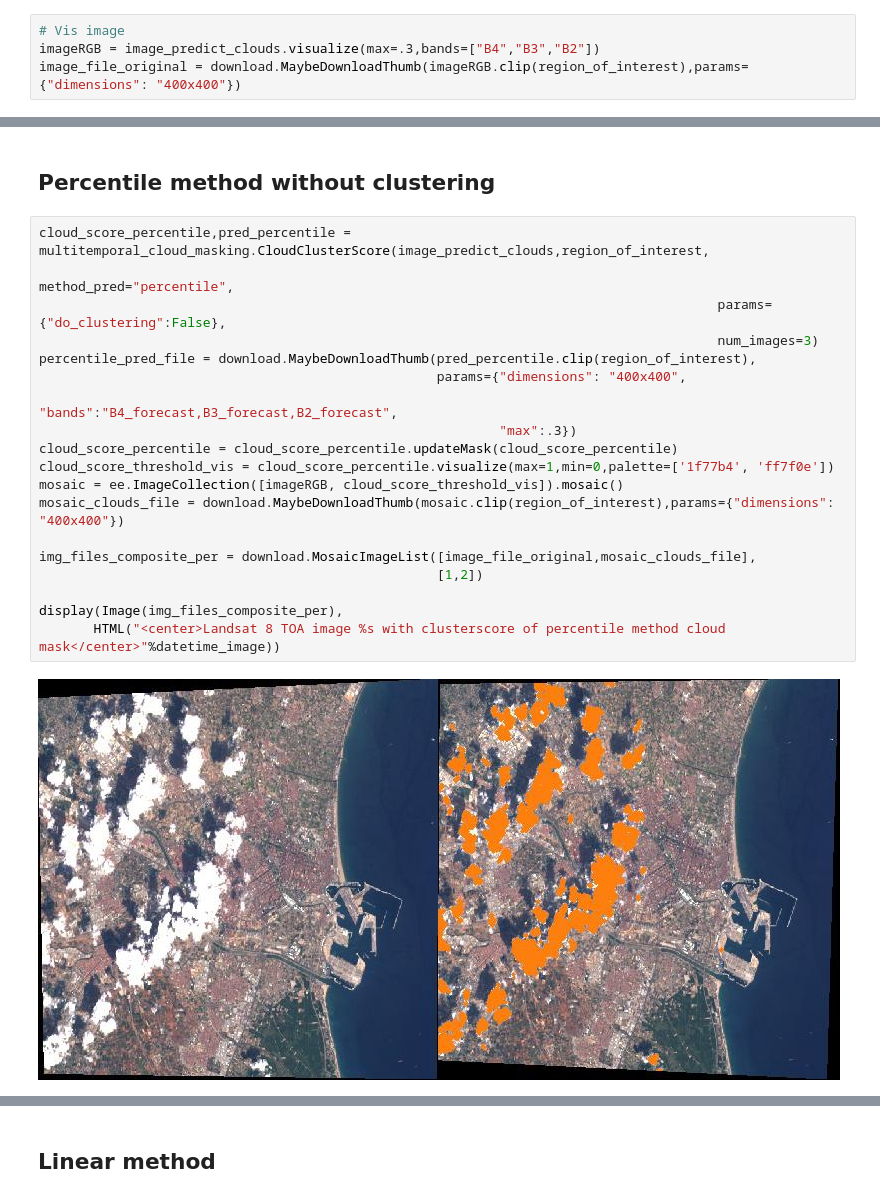
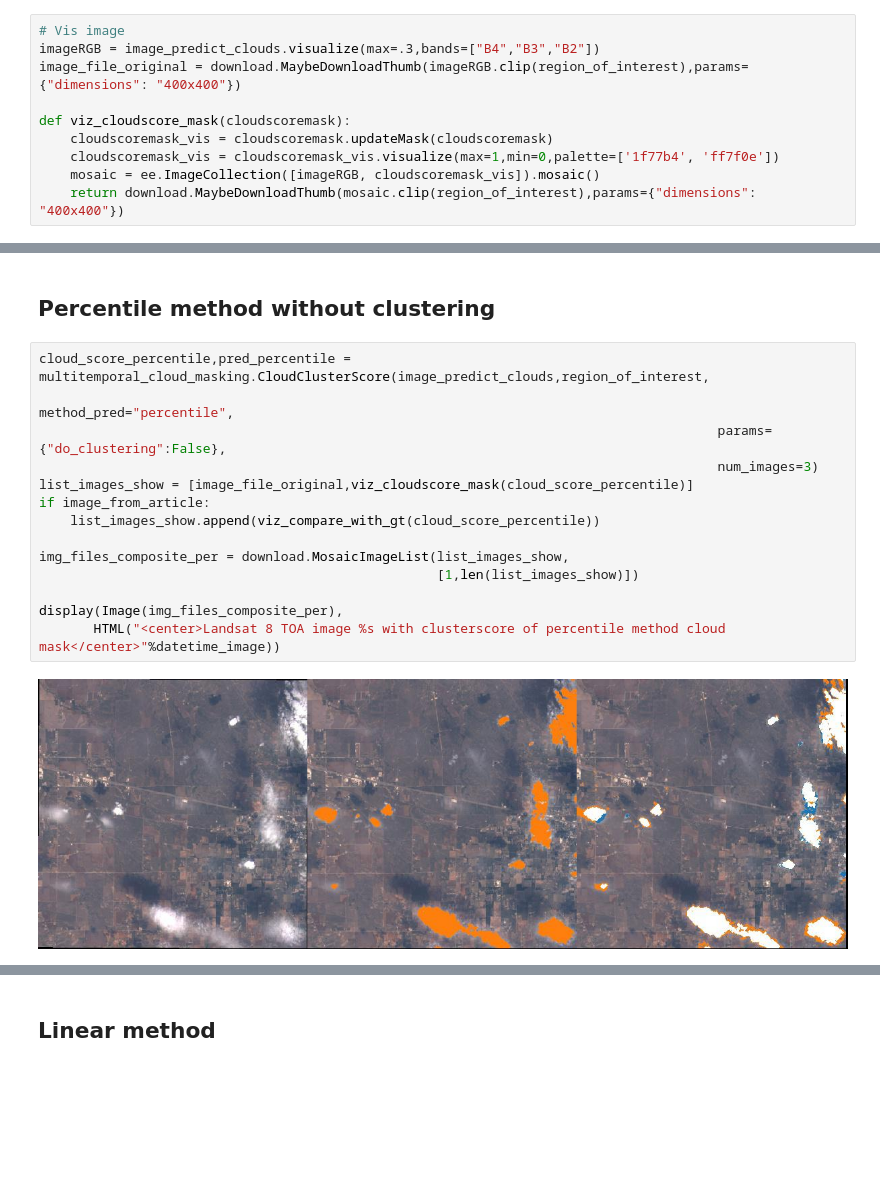
Before and after one commit to IPL-UV/ee_ipl_uv, a Jupyter notebook: examples/cloudscore_different_preds.ipynb, the cells around one changed output, grey strips where cells are left out. Drawn from its saved outputs; the diff is of its cells as text; blank space fills up the shorter version.

```diff
--- a/examples/cloudscore_different_preds.ipynb
+++ b/examples/cloudscore_different_preds.ipynb
@@ -34,3 +47,9 @@ datetime_image = datetime.utcfromtimestamp(image_predict_clouds.get("system:time
 # Vis image
 imageRGB = image_predict_clouds.visualize(max=.3,bands=["B4","B3","B2"])
 image_file_original = download.MaybeDownloadThumb(imageRGB.clip(region_of_interest),params={"dimensions": "400x400"})
+
+def viz_cloudscore_mask(cloudscoremask):
+    cloudscoremask_vis = cloudscoremask.updateMask(cloudscoremask)
+    cloudscoremask_vis = cloudscoremask_vis.visualize(max=1,min=0,palette=['1f77b4', 'ff7f0e'])
+    mosaic = ee.ImageCollection([imageRGB, cloudscoremask_vis]).mosaic()
+    return download.MaybeDownloadThumb(mosaic.clip(region_of_interest),params={"dimensions": "400x400"})
@@ -113,21 +150,16 @@ Landsat 8 TOA image 2015-08-26 10:43:24 with clusterscore of percentile method c
 # %%
 cloud_score_percentile,pred_percentile = multitemporal_cloud_masking.CloudClusterScore(image_predict_clouds,region_of_interest,
                                                                                        method_pred="percentile",
                                                                                        params={"do_clustering":False},
                                                                                        num_images=3)
-percentile_pred_file = download.MaybeDownloadThumb(pred_percentile.clip(region_of_interest),
-                                                   params={"dimensions": "400x400",
-                                                           "bands":"B4_forecast,B3_forecast,B2_forecast",
-                                                           "max":.3})
-cloud_score_percentile = cloud_score_percentile.updateMask(cloud_score_percentile)
-cloud_score_threshold_vis = cloud_score_percentile.visualize(max=1,min=0,palette=['1f77b4', 'ff7f0e'])
-mosaic = ee.ImageCollection([imageRGB, cloud_score_threshold_vis]).mosaic()
-mosaic_clouds_file = download.MaybeDownloadThumb(mosaic.clip(region_of_interest),params={"dimensions": "400x400"})
+list_images_show = [image_file_original,viz_cloudscore_mask(cloud_score_percentile)]
+if image_from_article:
+    list_images_show.append(viz_compare_with_gt(cloud_score_percentile))
 
-img_files_composite_per = download.MosaicImageList([image_file_original,mosaic_clouds_file],
-                                                   [1,2])
+img_files_composite_per = download.MosaicImageList(list_images_show,
+                                                   [1,len(list_images_show)])
 
 display(Image(img_files_composite_per),
        HTML("<center>Landsat 8 TOA image %s with clusterscore of percentile method cloud mask</center>"%datetime_image))
 # %% [output]
-[figure, old version]
+[figure, new version]
```
Also changed, not shown: parts of 16 cells of this notebook, 5 other files.
